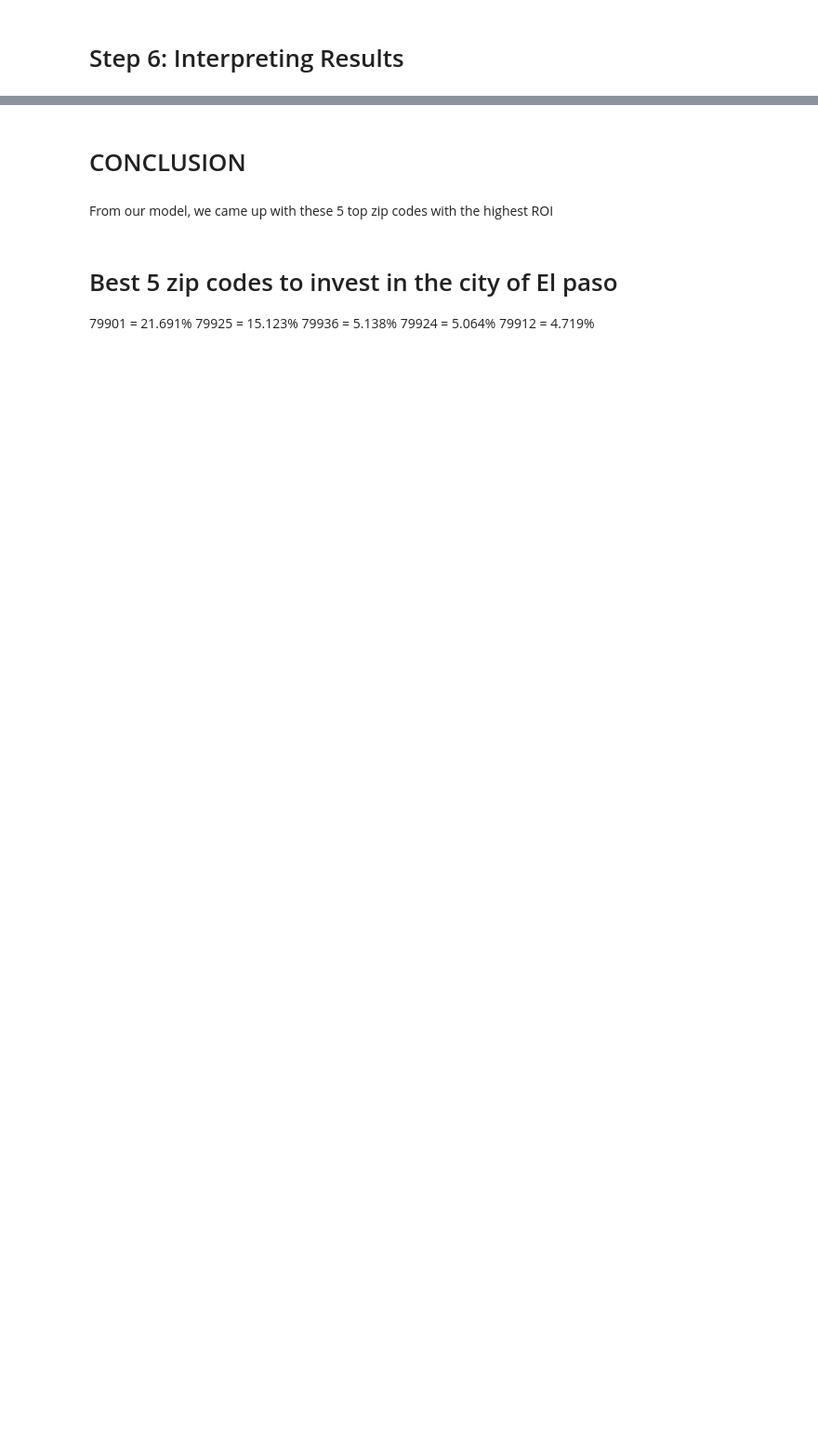
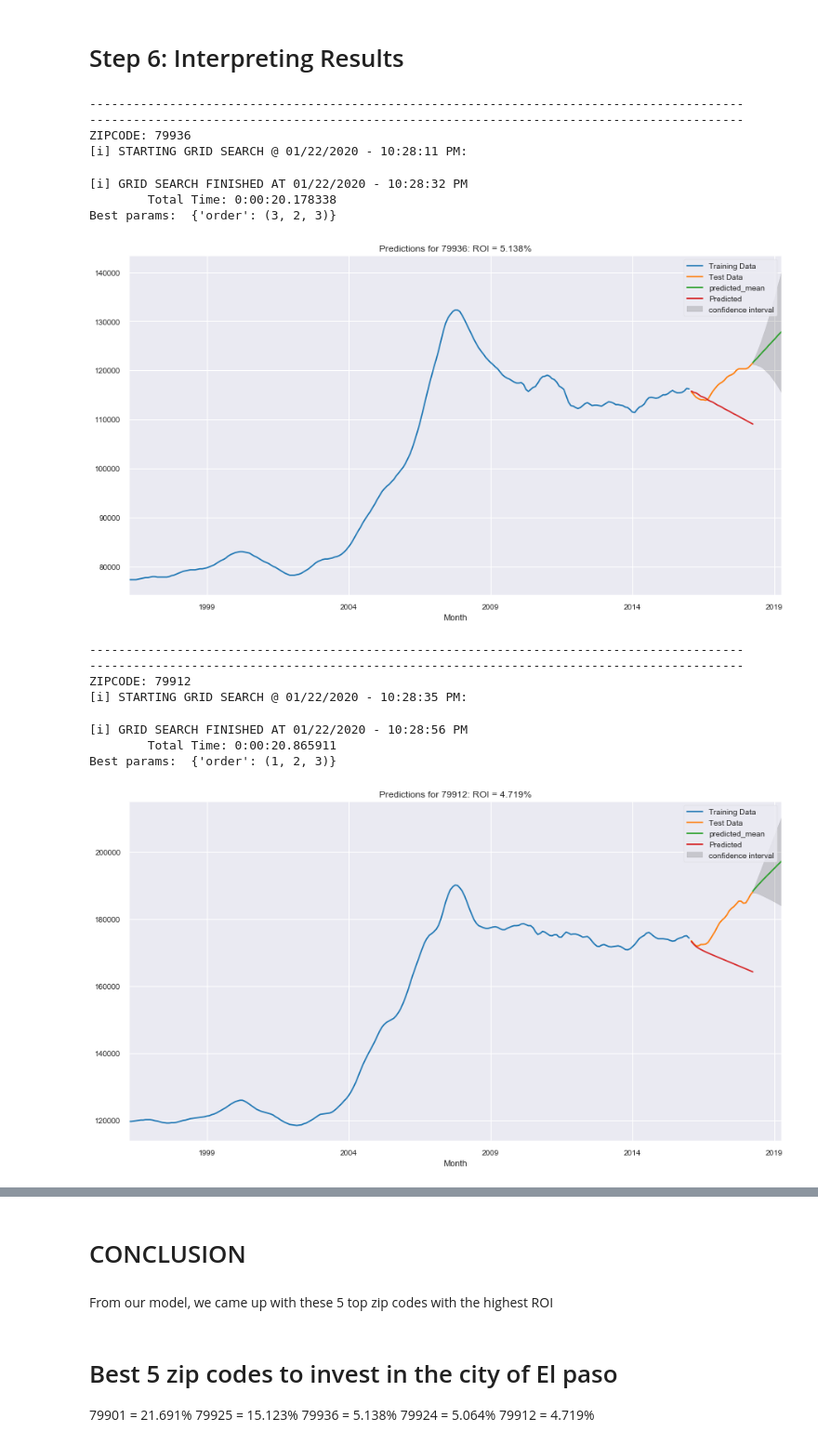
Before and after one commit to Dantarshi/dsc-mod-4-project-online-ds-ft-100719, a Jupyter notebook: Mod 4 Final Notebook.ipynb, the cells around one changed output, grey strips where cells are left out. Shown at 93% size. Saved outputs shown, nothing was run; the diff lists cells and outputs as text; code cells hidden in the pictures; blank space fills up the shorter version.

```diff
--- a/Mod 4 Final Notebook.ipynb
+++ b/Mod 4 Final Notebook.ipynb
@@ -705,10 +705,16 @@ def model_predictions(model_output,ts_train,ts_test,start=None,end=None):
 
     return preds_df
 # %%
-def plot_pred(ts_train, ts_test, preds_df):
+def plot_pred(ts_train, ts_test, preds_df, start=None, end=None):
     """This function takes in training data, test data and predicted data"""
 
+    if start is None:
+        start = ts_test.index[0]
+    if end is None:
+        end =  ts_test.index[-1]
 
+    prediction = model_output.get_prediction( start=start,end=end,
+                                             dynamic=True)
 
     zc =ts_train.name
 
@@ -723,9 +729,7 @@ def plot_pred(ts_train, ts_test, preds_df):
                 preds_df[f'upper {zc}'], color="k", alpha=.15,
                 label = 'confidence interval')
 
-    prediction = model_output.get_prediction(#start=start,end=end,
-                                             dynamic=True)
-
+    prediction.predicted_mean.plot(ax=ax,label='Predicted')
 
 
     roi = expected_roi(preds_df['predicted_mean'].iloc[0],preds_df['predicted_mean'].iloc[-1])
@@ -827,33 +883,51 @@ res
 params = make_pdq_pdqm()
 
 ts_resdict = {}
 for zc,ts in tsdict.items():
     print('\n')
     print('---'*30)
     print('---'*30)
     print(f'ZIPCODE: {zc}')
     ## Train test split
     ts_train,ts_test = train_test_split_ts(ts,test_size=0.1)
 
 
     ## Grid search
     res = grid_search (ts_train,order_dict=params,make_seasonal=False)#pdq,pdqm)
-    res = pd.DataFrame(res[1:], columns= res[0])
+    #res = pd.DataFrame(res[1:], columns= res[0])
     res.sort_values('AIC',inplace=True)
     best_params =  dict(order=res.iloc[0].loc['pdq'])
 
     ts_resdict[zc]={}
     ts_resdict[zc]['res']=res
     ts_resdict[zc]['best_params'] = best_params
     print('Best params: ',best_params)
 
 
     ## Using best params
     model_output = SARIMAX(ts,**best_params,
                       enforce_invertibility=False,
                       enforce_stationarity=False).fit()
     ts_resdict[zc]['model'] = model_output
 
-    preds_df,fig,ax = model_predictions(model_output,ts_train,ts_test,
-                                         start=ts.index[-1],end=ts.index.shift(12)[-1],get_metrics=False)#+ pd.to_timedelta(1,'MS'))
+    preds_df = model_predictions(model_output,ts_train,ts_test,
+                                         start=ts.index[-1],end=ts.index.shift(12)[-1], get_metrics=False)#+ pd.to_timedelta(1,'MS'))
+    plot_pred(ts_train, ts_test, preds_df)
     ts_resdict[zc]['preds_df'] = preds_df
+# %% [output]
+------------------------------------------------------------------------------------------
+------------------------------------------------------------------------------------------
+ZIPCODE: 79936
+[i] STARTING GRID SEARCH @ 01/22/2020 - 10:28:11 PM:
+[i] GRID SEARCH FINISHED AT 01/22/2020 - 10:28:32 PM
+        Total Time: 0:00:20.178338
+Best params:  {'order': (3, 2, 3)}
+[figure, added]
+------------------------------------------------------------------------------------------
+------------------------------------------------------------------------------------------
+ZIPCODE: 79912
+[i] STARTING GRID SEARCH @ 01/22/2020 - 10:28:35 PM:
+[i] GRID SEARCH FINISHED AT 01/22/2020 - 10:28:56 PM
+        Total Time: 0:00:20.865911
+Best params:  {'order': (1, 2, 3)}
+[figure, added]
```
Also changed, not shown: parts of 6 cells of this notebook.
